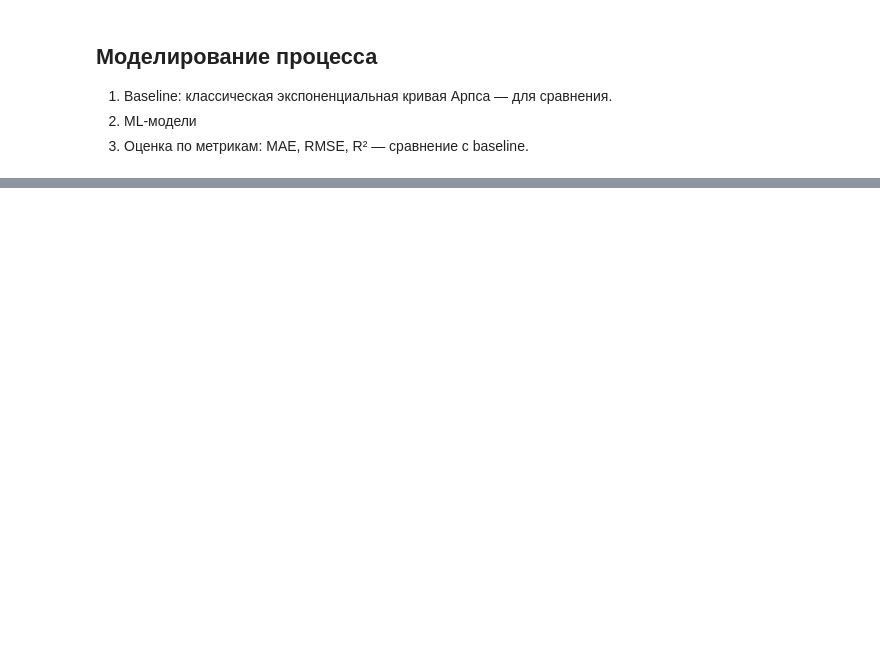
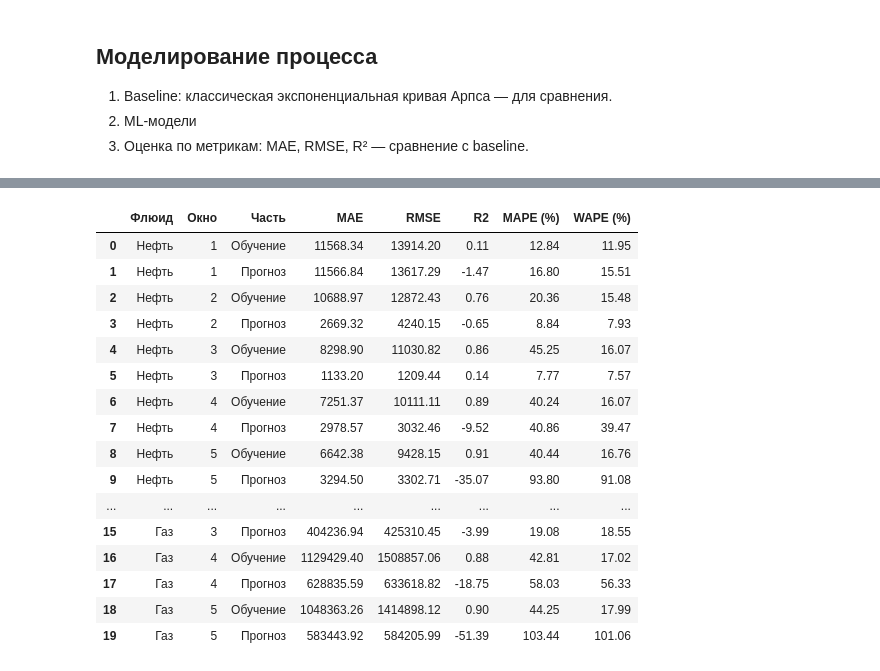
Before and after one commit to SashaVeremchuk/Gazprom-production-forecast, a Jupyter notebook: one_well.ipynb, the cells around one changed output, grey strips where cells are left out. Cells and saved outputs as stored; diff of their text form; code cells hidden in the pictures; blank space fills up the shorter version.

```diff
--- a/one_well.ipynb
+++ b/one_well.ipynb
@@ -297,0 +342,82 @@ X_train_scaled: (79, 12), X_test_scaled: (12, 12)
+# %%
+import numpy as np
+import pandas as pd
+from scipy.optimize import curve_fit
+from sklearn.metrics import mean_absolute_error, root_mean_squared_error, r2_score
+
+# 1. Функция экспоненциальной кривой Арпса
+def arps_exponential(t, qi, D):
+    return qi * np.exp(-D * t)
+
+# 2. Функция расчета всех метрик (из обоих заданий)
+def calc_metrics(y_true, y_pred):
+    y_true, y_pred = np.array(y_true), np.array(y_pred)
+    abs_err = np.abs(y_true - y_pred)
+
+    mae = mean_absolute_error(y_true, y_pred)
+    rmse = root_mean_squared_error(y_true, y_pred)
+    r2 = r2_score(y_true, y_pred)
+    mape = np.mean(abs_err / np.where(y_true == 0, 1e-6, np.abs(y_true))) * 100
+    wape = (np.sum(abs_err) / np.sum(np.abs(y_true))) * 100
+
+    return {"MAE": mae, "RMSE": rmse, "R2": r2, "MAPE (%)": mape, "WAPE (%)": wape}
+
+# 3. Расчет кривой Арпса по всем 5 контрольным окнам для Нефти и Газа
+arps_results = []
+arps_predictions = {}  # сохраняем прогнозы для будущих графиков
+
+for fluid, fluid_name in [("BORE_OIL_VOL", "Нефть"), ("BORE_GAS_VOL", "Газ")]:
+    for w in windows:
+        tr = data.loc[:w["train_end"]]
+        te = data.loc[w["test_start"]:w["test_end"]]
+
+        y_tr = tr[fluid].values
+        y_te = te[fluid].values
+
+        # Локальный счетчик времени t от 0 до конца теста
+        t_tr = np.arange(len(tr))
+        t_te = np.arange(len(tr), len(tr) + len(te))
+
+        # Подбираем qi и D только по обучающей выборке (исправлено: np.max(y_tr) вместо всего массива y_tr)
+        popt, _ = curve_fit(
+            arps_exponential, t_tr, y_tr,
+            p0=[np.max(y_tr), 0.02], bounds=(0, np.inf), maxfev=10000
+        )
+
+        pred_tr = arps_exponential(t_tr, *popt)
+        pred_te = arps_exponential(t_te, *popt)
+
+        arps_predictions[(fluid, w["id"])] = {"train": pred_tr, "test": pred_te}
+
+        m_tr = calc_metrics(y_tr, pred_tr)
+        m_te = calc_metrics(y_te, pred_te)
+
+        arps_results.append({"Флюид": fluid_name, "Окно": w["id"], "Часть": "Обучение", **m_tr})
+        arps_results.append({"Флюид": fluid_name, "Окно": w["id"], "Часть": "Прогноз", **m_te})
+
+arps_df = pd.DataFrame(arps_results)
+display(arps_df.round(2))
+
+# 4. Итоговая метрика RMS_WAPE для кривой Арпса
+print("\n=== ИТОГОВАЯ МЕТРИКА RMS_WAPE ДЛЯ BASELINE (КРИВАЯ АРПСА) ===")
+for (fluid_name, part), grp in arps_df.groupby(["Флюид", "Часть"]):
+    rms_wape = np.sqrt(np.mean(np.square(grp["WAPE (%)"].values)))
+    print(f"{fluid_name:6s} | {part:8s} | RMS_WAPE = {rms_wape:6.2f}%")
+# %% [output]
+|  | Флюид | Окно | Часть | MAE | RMSE | R2 | MAPE (%) | WAPE (%) |
+| 0 | Нефть | 1 | Обучение | 11568.34 | 13914.20 | 0.11 | 12.84 | 11.95 |
+| 1 | Нефть | 1 | Прогноз | 11566.84 | 13617.29 | -1.47 | 16.80 | 15.51 |
+| 2 | Нефть | 2 | Обучение | 10688.97 | 12872.43 | 0.76 | 20.36 | 15.48 |
+| 3 | Нефть | 2 | Прогноз | 2669.32 | 4240.15 | -0.65 | 8.84 | 7.93 |
+| 4 | Нефть | 3 | Обучение | 8298.90 | 11030.82 | 0.86 | 45.25 | 16.07 |
+| 5 | Нефть | 3 | Прогноз | 1133.20 | 1209.44 | 0.14 | 7.77 | 7.57 |
+| 6 | Нефть | 4 | Обучение | 7251.37 | 10111.11 | 0.89 | 40.24 | 16.07 |
+| 7 | Нефть | 4 | Прогноз | 2978.57 | 3032.46 | -9.52 | 40.86 | 39.47 |
+| 8 | Нефть | 5 | Обучение | 6642.38 | 9428.15 | 0.91 | 40.44 | 16.76 |
+| 9 | Нефть | 5 | Прогноз | 3294.50 | 3302.71 | -35.07 | 93.80 | 91.08 |
+| ... | ... | ... | ... | ... | ... | ... | ... | ... |
+| 15 | Газ | 3 | Прогноз | 404236.94 | 425310.45 | -3.99 | 19.08 | 18.55 |
+| 16 | Газ | 4 | Обучение | 1129429.40 | 1508857.06 | 0.88 | 42.81 | 17.02 |
+| 17 | Газ | 4 | Прогноз | 628835.59 | 633618.82 | -18.75 | 58.03 | 56.33 |
+| 18 | Газ | 5 | Обучение | 1048363.26 | 1414898.12 | 0.90 | 44.25 | 17.99 |
+| 19 | Газ | 5 | Прогноз | 583443.92 | 584205.99 | -51.39 | 103.44 | 101.06 |
```
Also changed, not shown: parts of 27 cells of this notebook.
